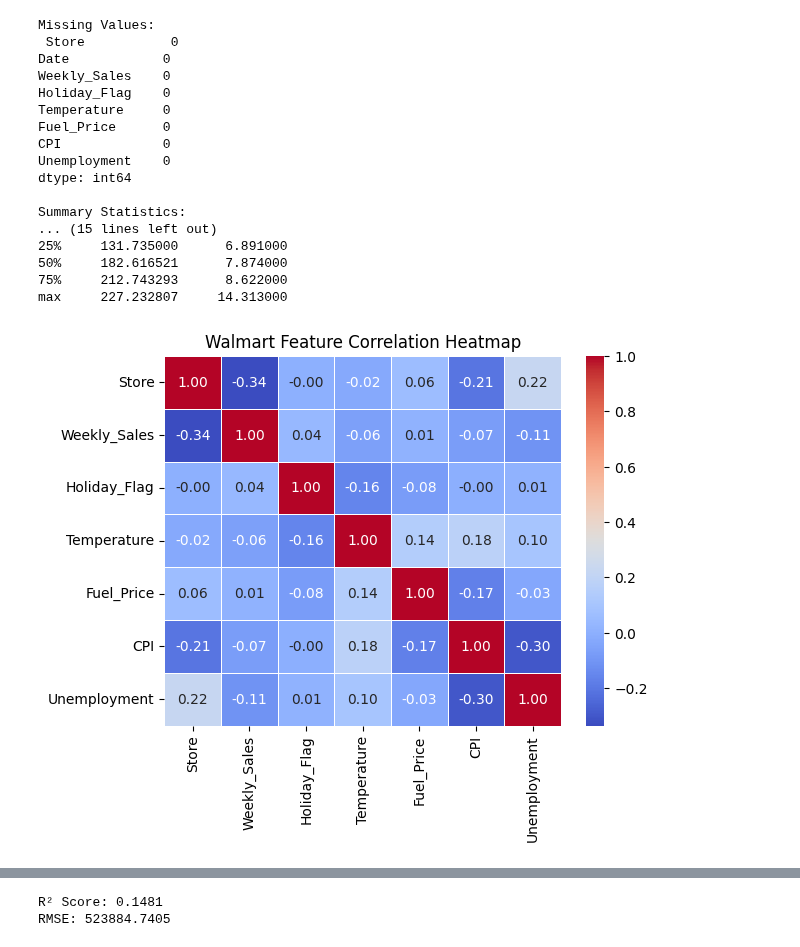
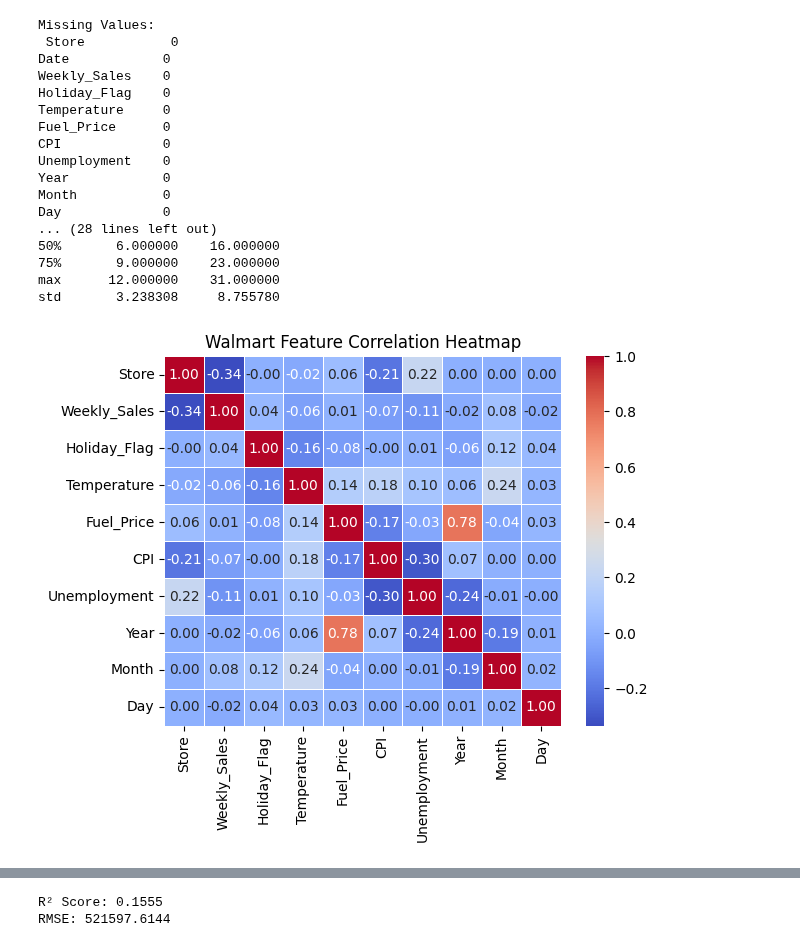
Before and after one commit to iwinshijo/AI-ML-Internship, a Jupyter notebook: WalmartPractice_Day3.ipynb, the cells around one changed output, grey strips where cells are left out. Cells and saved outputs as stored; diff of their text form; code cells hidden in the pictures.

```diff
--- a/WalmartPractice_Day3.ipynb
+++ b/WalmartPractice_Day3.ipynb
@@ -16,6 +16,11 @@ import seaborn as sns
 
 
 df = pd.read_csv("/content/Walmart Data Analysis and Forcasting.csv")
+
+df["Date"] = pd.to_datetime(df["Date"], format="%d-%m-%Y")
+df["Year"] = df["Date"].dt.year
+df["Month"] = df["Date"].dt.month
+df["Day"] = df["Date"].dt.day
 
 print("Missing Values:\n", df.isnull().sum())
 
@@ -38,46 +43,46 @@ plt.ylabel("Frequency")
 plt.gca().xaxis.set_major_formatter(plt.FuncFormatter(lambda x, p: format(int(x), ',')))
 plt.show()
 
 
 X = df.drop(columns=["Weekly_Sales", "Date"])
 y = df["Weekly_Sales"]
 
 X_train, X_test, y_train, y_test = train_test_split(X, y, test_size=0.2, random_state=42)
 
 model = LinearRegression()
 model.fit(X_train, y_train)
 
 y_pred = model.predict(X_test)
 
 r2 = r2_score(y_test, y_pred)
 
 rmse = mean_squared_error(y_test, y_pred) ** 0.5
 
 print(f"R² Score: {r2:.4f}")
 print(f"RMSE: {rmse:.4f}")
 # %% [output]
 Missing Values:
  Store           0
 Date            0
 Weekly_Sales    0
 Holiday_Flag    0
 Temperature     0
 Fuel_Price      0
 CPI             0
 Unemployment    0
-dtype: int64
-
-Summary Statistics:
-... (15 lines left out)
-25%     131.735000      6.891000
-50%     182.616521      7.874000
-75%     212.743293      8.622000
-max     227.232807     14.313000
+Year            0
+Month           0
+Day             0
+... (28 lines left out)
+50%       6.000000    16.000000
+75%       9.000000    23.000000
+max      12.000000    31.000000
+std       3.238308     8.755780
-[figure, old version]
+[figure, new version]
 [figure]
 [figure]
-R² Score: 0.1481
-RMSE: 523884.7405
+R² Score: 0.1555
+RMSE: 521597.6144
 # %%
 plt.figure(figsize=(8,6))
 sns.scatterplot(x=y_test, y=y_pred, alpha=0.7)
```
Also changed, not shown: parts of 6 cells of this notebook.
